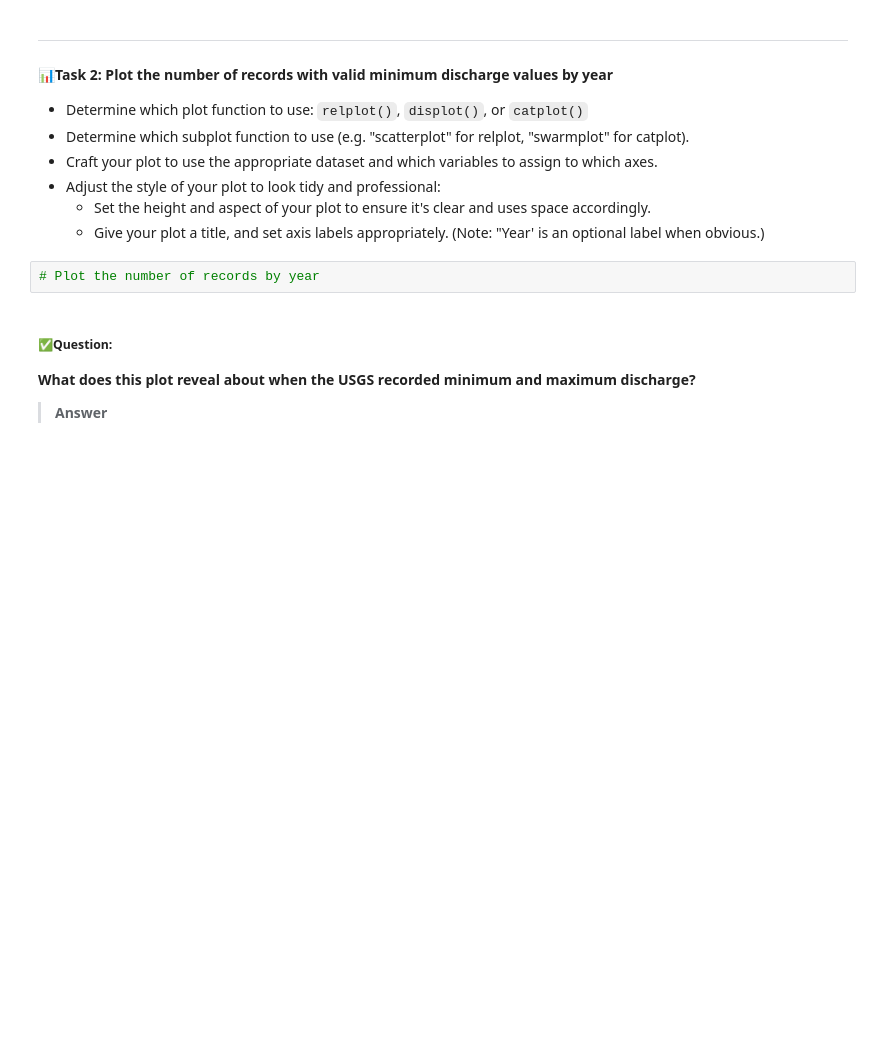
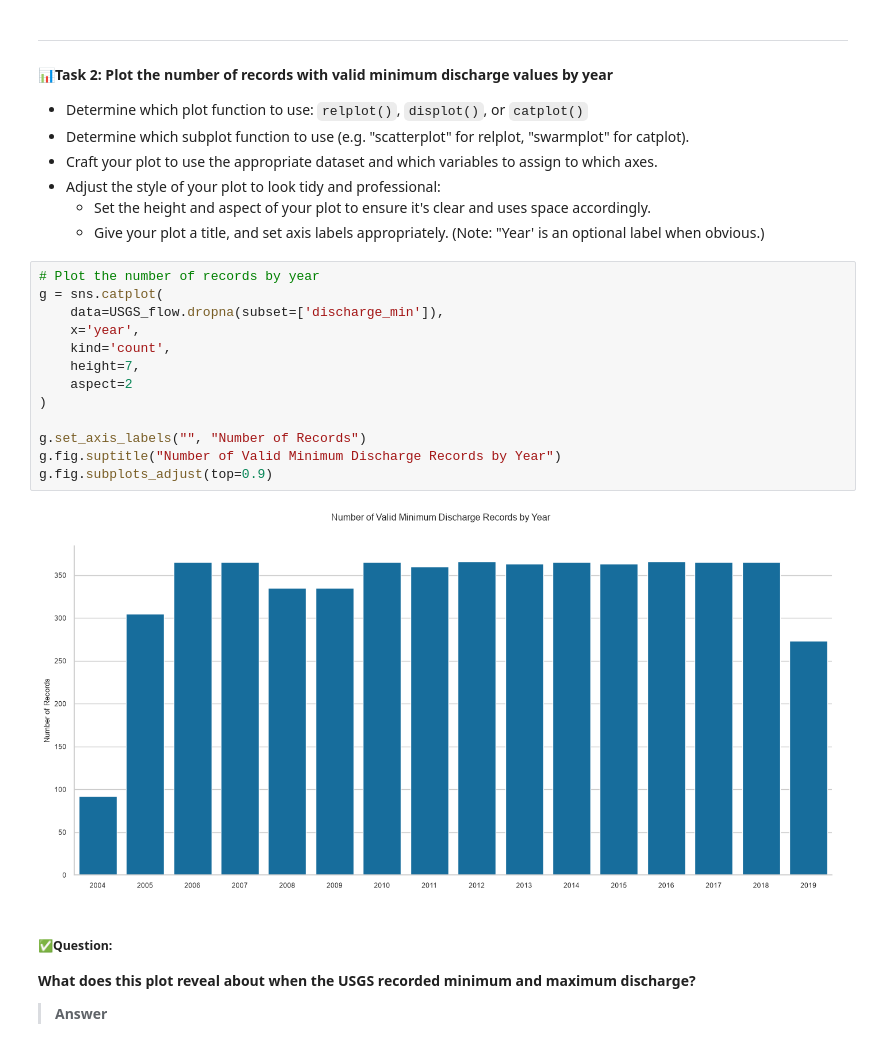
Before and after one commit to Amyzzz17/ENV700, a Jupyter notebook: lessons/M5-L-visualization-exercises.ipynb, the cells around one changed output. Drawn from its saved outputs; the diff is of its cells as text; blank space fills up the shorter version.

```diff
--- a/lessons/M5-L-visualization-exercises.ipynb
+++ b/lessons/M5-L-visualization-exercises.ipynb
@@ -97,6 +146,19 @@ USGS_flow[month_abb] = pd.Categorical(
     - Give your plot a title, and set axis labels appropriately. (Note: "Year' is an optional label when obvious.)
 # %%
 # Plot the number of records by year
+g = sns.catplot(
+    data=USGS_flow.dropna(subset=['discharge_min']),
+    x='year',
+    kind='count',
+    height=7,
+    aspect=2
+)
+
+g.set_axis_labels("", "Number of Records")
+g.fig.suptitle("Number of Valid Minimum Discharge Records by Year")
+g.fig.subplots_adjust(top=0.9)
+# %% [output]
+[figure, added]
 # %% [markdown]
 ##### ✅Question:
 **What does this plot reveal about when the USGS recorded minimum and maximum discharge?**
```
Also changed, not shown: parts of 7 cells of this notebook, 4 other files.
